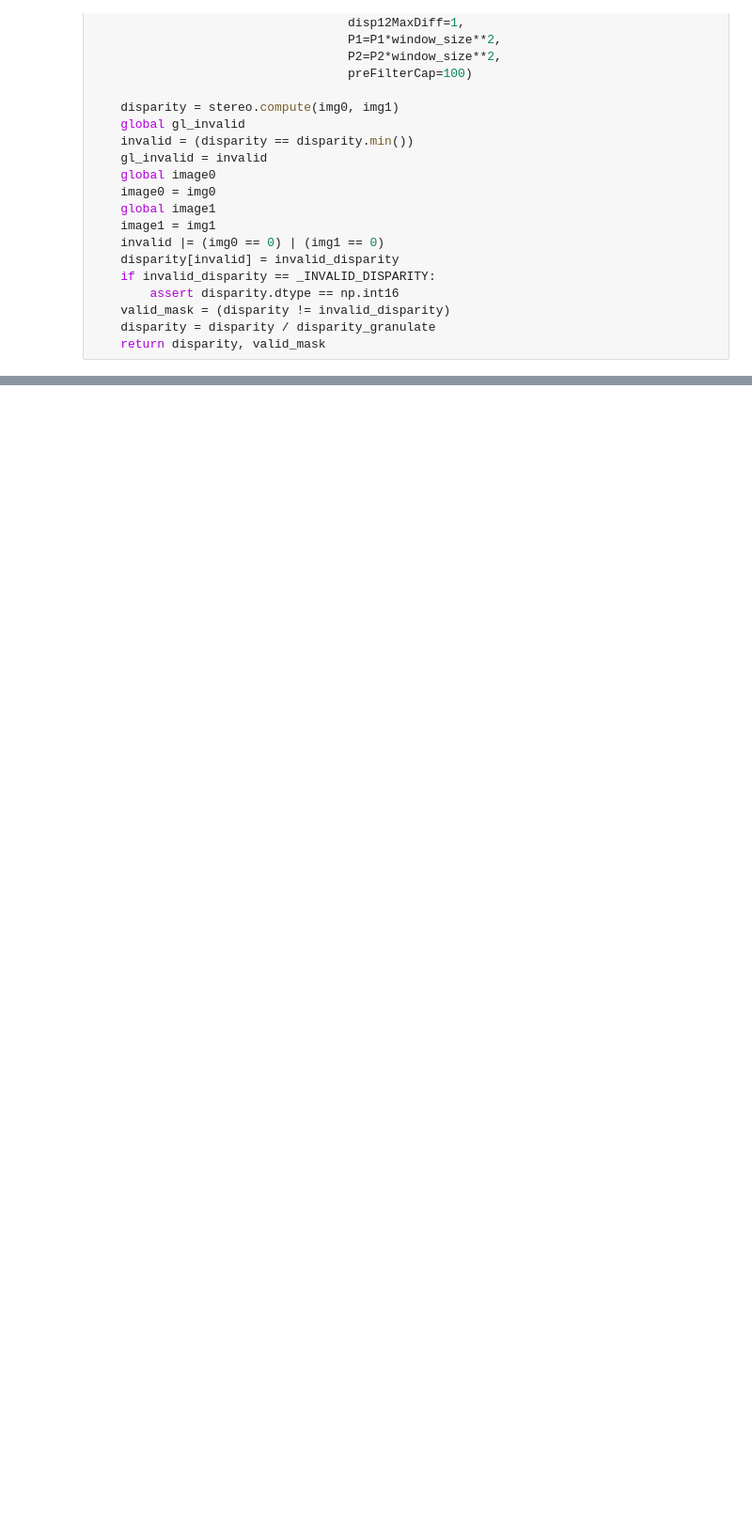
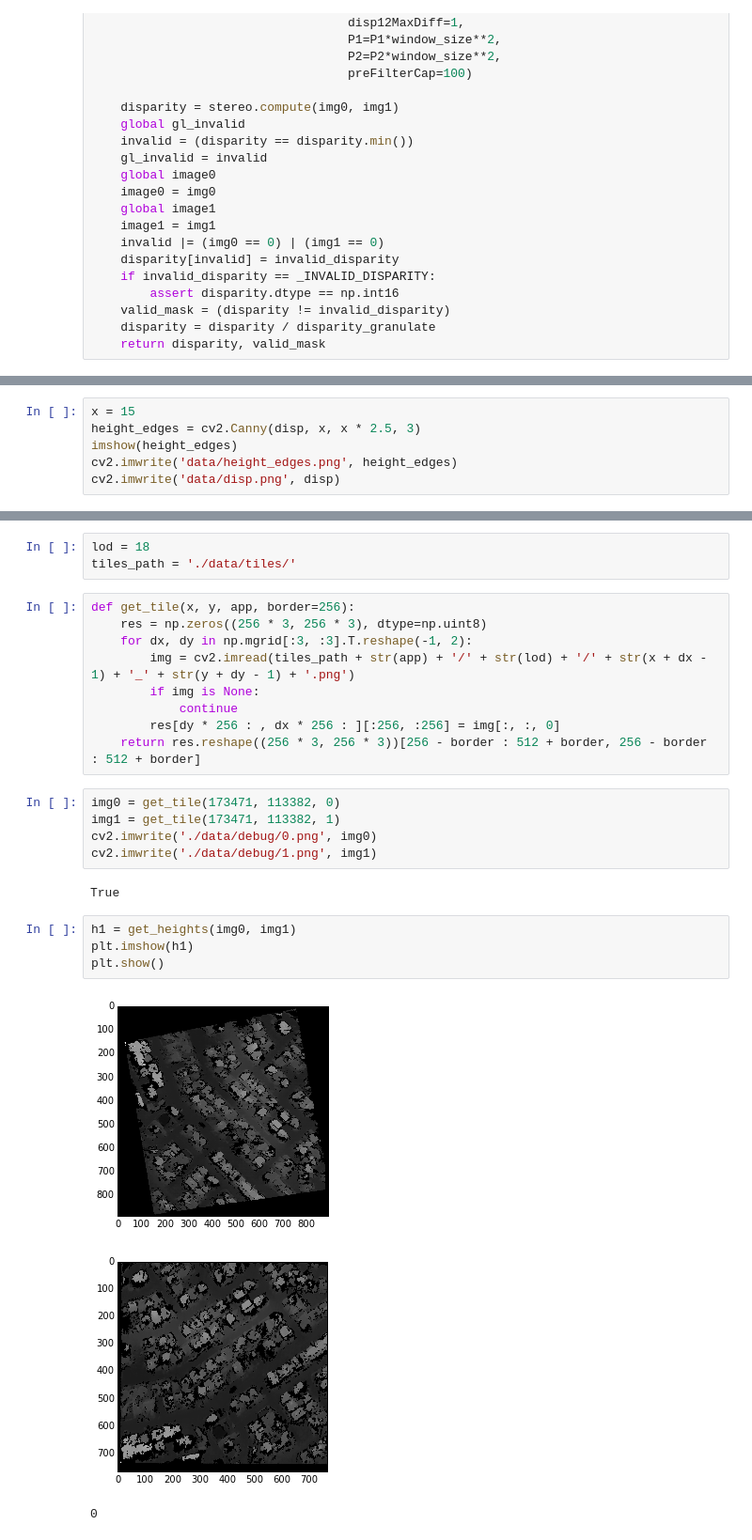
Before and after one commit to PgLoLo/PancakeMaps, a Jupyter notebook: vlad/disparity_calc.ipynb, the cells around one changed output, grey strips where cells are left out. Shown at 94% size. Drawn from its saved outputs; the diff is of its cells as text; blank space fills up the shorter version.

Commit message:
disp

```diff
--- a/vlad/disparity_calc.ipynb
+++ b/vlad/disparity_calc.ipynb
@@ -510,0 +546,6 @@ imshow(disp)
+# %%
+x = 15
+height_edges = cv2.Canny(disp, x, x * 2.5, 3)
+imshow(height_edges)
+cv2.imwrite('data/height_edges.png', height_edges)
+cv2.imwrite('data/disp.png', disp)
@@ -510,0 +555,27 @@ imshow(disp)
+# %%
+lod = 18
+tiles_path = './data/tiles/'
+# %%
+def get_tile(x, y, app, border=256):
+    res = np.zeros((256 * 3, 256 * 3), dtype=np.uint8)
+    for dx, dy in np.mgrid[:3, :3].T.reshape(-1, 2):
+        img = cv2.imread(tiles_path + str(app) + '/' + str(lod) + '/' + str(x + dx - 1) + '_' + str(y + dy - 1) + '.png')
+        if img is None:
+            continue
+        res[dy * 256 : , dx * 256 : ][:256, :256] = img[:, :, 0]
+    return res.reshape((256 * 3, 256 * 3))[256 - border : 512 + border, 256 - border : 512 + border]
+# %%
+img0 = get_tile(173471, 113382, 0)
+img1 = get_tile(173471, 113382, 1)
+cv2.imwrite('./data/debug/0.png', img0)
+cv2.imwrite('./data/debug/1.png', img1)
+# %% [output]
+True
+# %%
+h1 = get_heights(img0, img1)
+plt.imshow(h1)
+plt.show()
+# %% [output]
+[figure, added]
+[figure, added]
+0
```
Also changed, not shown: parts of 25 cells of this notebook.
